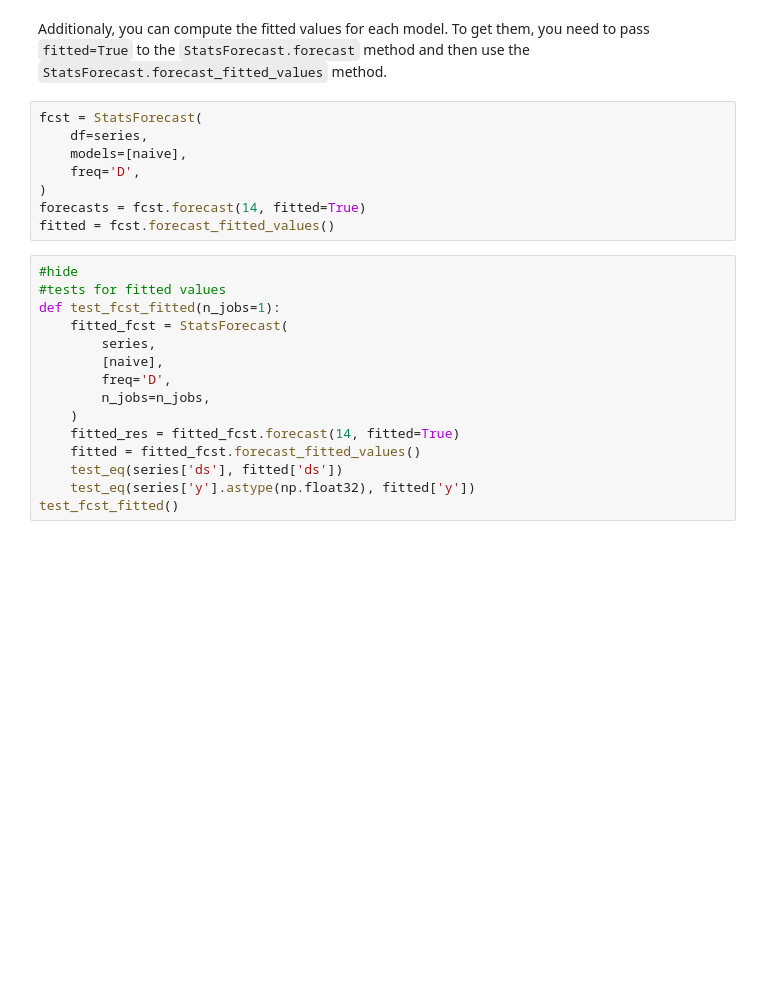
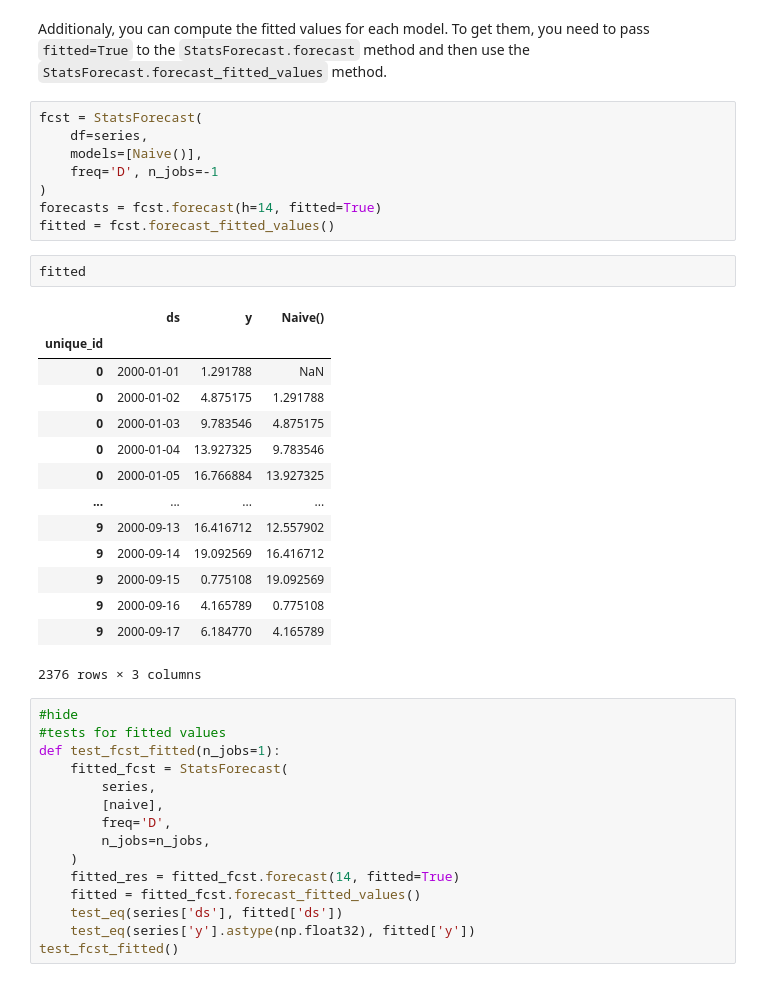
Before and after one commit to Nixtla/statsforecast, a Jupyter notebook: nbs/core.ipynb, the cells around one changed output. Cells and saved outputs as stored; diff of their text form; blank space fills up the shorter version.

Commit message:
feat: models doc structure

```diff
--- a/nbs/core.ipynb
+++ b/nbs/core.ipynb
@@ -754,11 +829,28 @@ Additionaly, you can compute the fitted values for each model. To get them, you
 # %%
 fcst = StatsForecast(
     df=series,
-    models=[naive],
-    freq='D',
+    models=[Naive()],
+    freq='D', n_jobs=-1
 )
-forecasts = fcst.forecast(14, fitted=True)
+forecasts = fcst.forecast(h=14, fitted=True)
 fitted = fcst.forecast_fitted_values()
+# %%
+fitted
+# %% [output]
+|  | ds | y | Naive() |
+| unique_id |  |  |  |
+| 0 | 2000-01-01 | 1.291788 | NaN |
+| 0 | 2000-01-02 | 4.875175 | 1.291788 |
+| 0 | 2000-01-03 | 9.783546 | 4.875175 |
+| 0 | 2000-01-04 | 13.927325 | 9.783546 |
+| 0 | 2000-01-05 | 16.766884 | 13.927325 |
+| ... | ... | ... | ... |
+| 9 | 2000-09-13 | 16.416712 | 12.557902 |
+| 9 | 2000-09-14 | 19.092569 | 16.416712 |
+| 9 | 2000-09-15 | 0.775108 | 19.092569 |
+| 9 | 2000-09-16 | 4.165789 | 0.775108 |
+| 9 | 2000-09-17 | 6.184770 | 4.165789 |
+2376 rows × 3 columns
 # %%
 #hide
 #tests for fitted values
```
Also changed, not shown: parts of 13 cells of this notebook, 9 other files.
